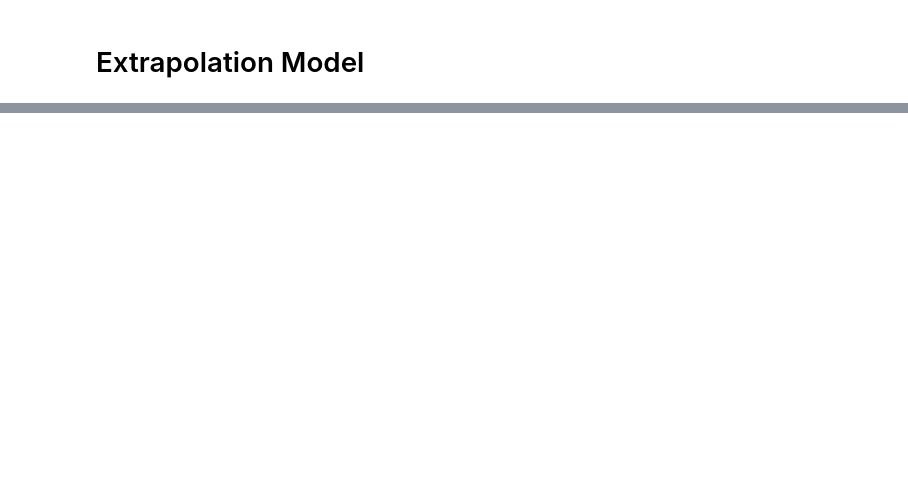
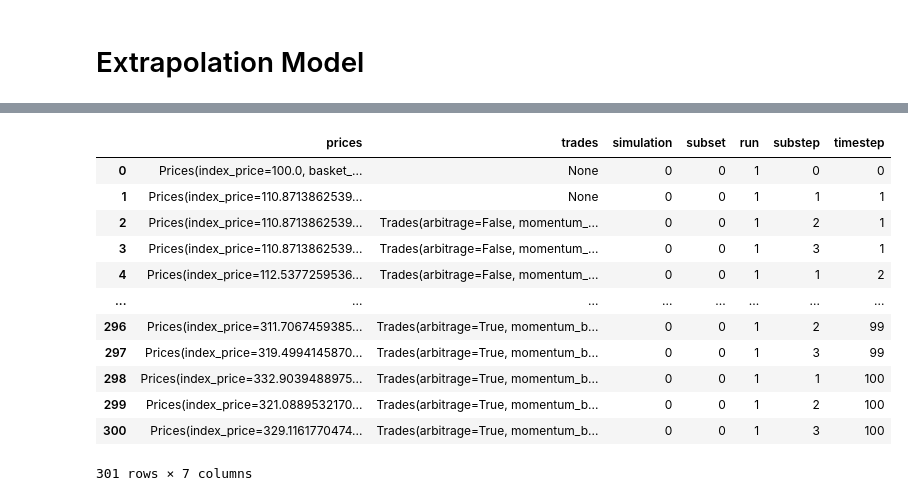
Before and after one commit to BlockScience/digital-twin-working-group, a Jupyter notebook: Full Example.ipynb, the cells around one changed output, grey strips where cells are left out. Cells and saved outputs as stored; diff of their text form; code cells hidden in the pictures; blank space fills up the shorter version.

```diff
--- a/Full Example.ipynb
+++ b/Full Example.ipynb
@@ -460,3 +460,19 @@ arb_dt.extrapolation_data
 | 1518 | Prices(index_price=523.8831989589... | Trades(arbitrage=True, momentum_b... | 0 | 19 | 20 | 2 | 25 |
 | 1519 | Prices(index_price=523.8831989589... | Trades(arbitrage=True, momentum_b... | 0 | 19 | 20 | 3 | 25 |
 1520 rows × 7 columns
+# %%
+arb_dt.backtest_data
+# %% [output]
+|  | prices | trades | simulation | subset | run | substep | timestep |
+| 0 | Prices(index_price=100.0, basket_... | None | 0 | 0 | 1 | 0 | 0 |
+| 1 | Prices(index_price=110.8713862539... | None | 0 | 0 | 1 | 1 | 1 |
+| 2 | Prices(index_price=110.8713862539... | Trades(arbitrage=False, momentum_... | 0 | 0 | 1 | 2 | 1 |
+| 3 | Prices(index_price=110.8713862539... | Trades(arbitrage=False, momentum_... | 0 | 0 | 1 | 3 | 1 |
+| 4 | Prices(index_price=112.5377259536... | Trades(arbitrage=False, momentum_... | 0 | 0 | 1 | 1 | 2 |
+| ... | ... | ... | ... | ... | ... | ... | ... |
+| 296 | Prices(index_price=311.7067459385... | Trades(arbitrage=True, momentum_b... | 0 | 0 | 1 | 2 | 99 |
+| 297 | Prices(index_price=319.4994145870... | Trades(arbitrage=True, momentum_b... | 0 | 0 | 1 | 3 | 99 |
+| 298 | Prices(index_price=332.9039488975... | Trades(arbitrage=True, momentum_b... | 0 | 0 | 1 | 1 | 100 |
+| 299 | Prices(index_price=321.0889532170... | Trades(arbitrage=True, momentum_b... | 0 | 0 | 1 | 2 | 100 |
+| 300 | Prices(index_price=329.1161770474... | Trades(arbitrage=True, momentum_b... | 0 | 0 | 1 | 3 | 100 |
+301 rows × 7 columns
```
Also changed, not shown: parts of 4 cells of this notebook, 1 other file.
